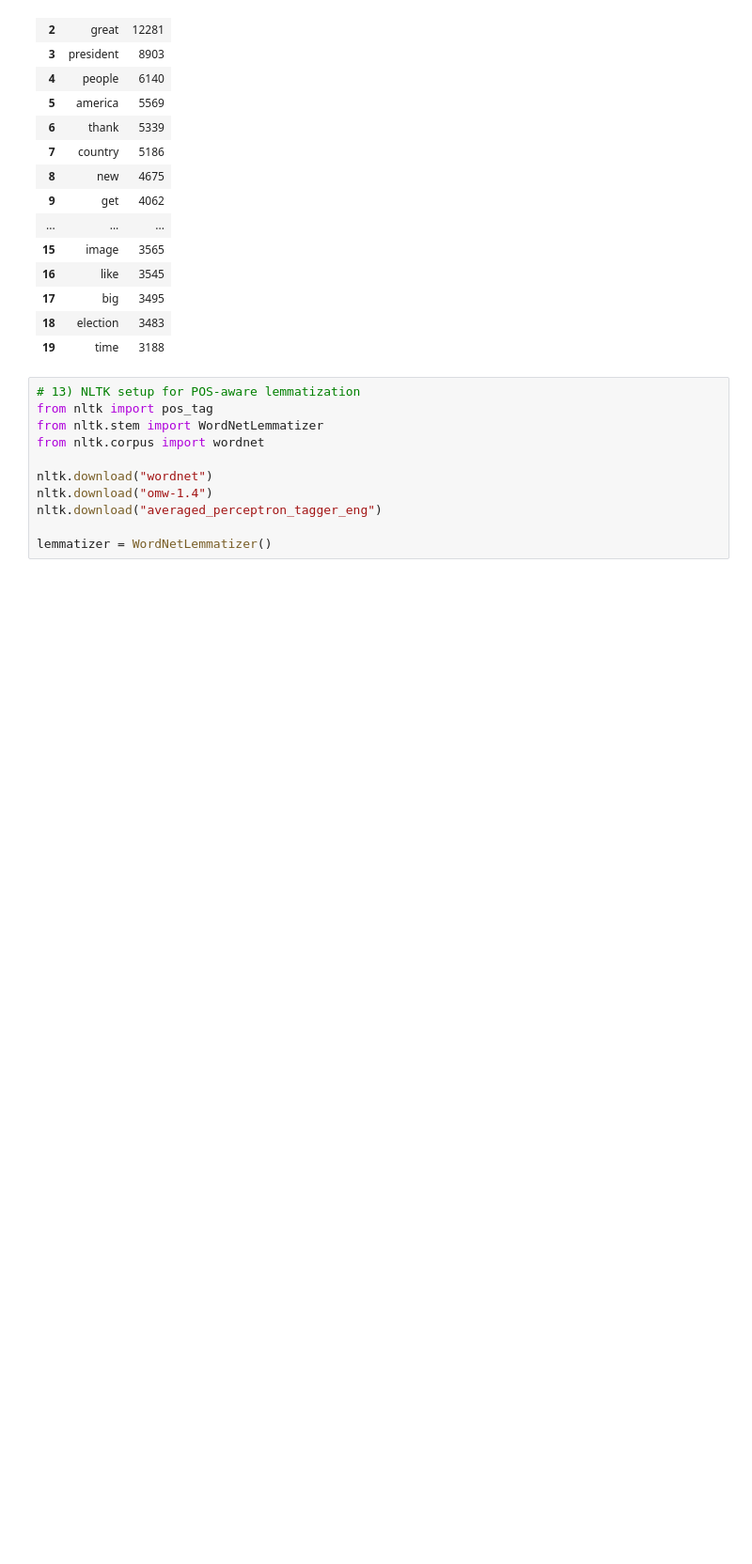
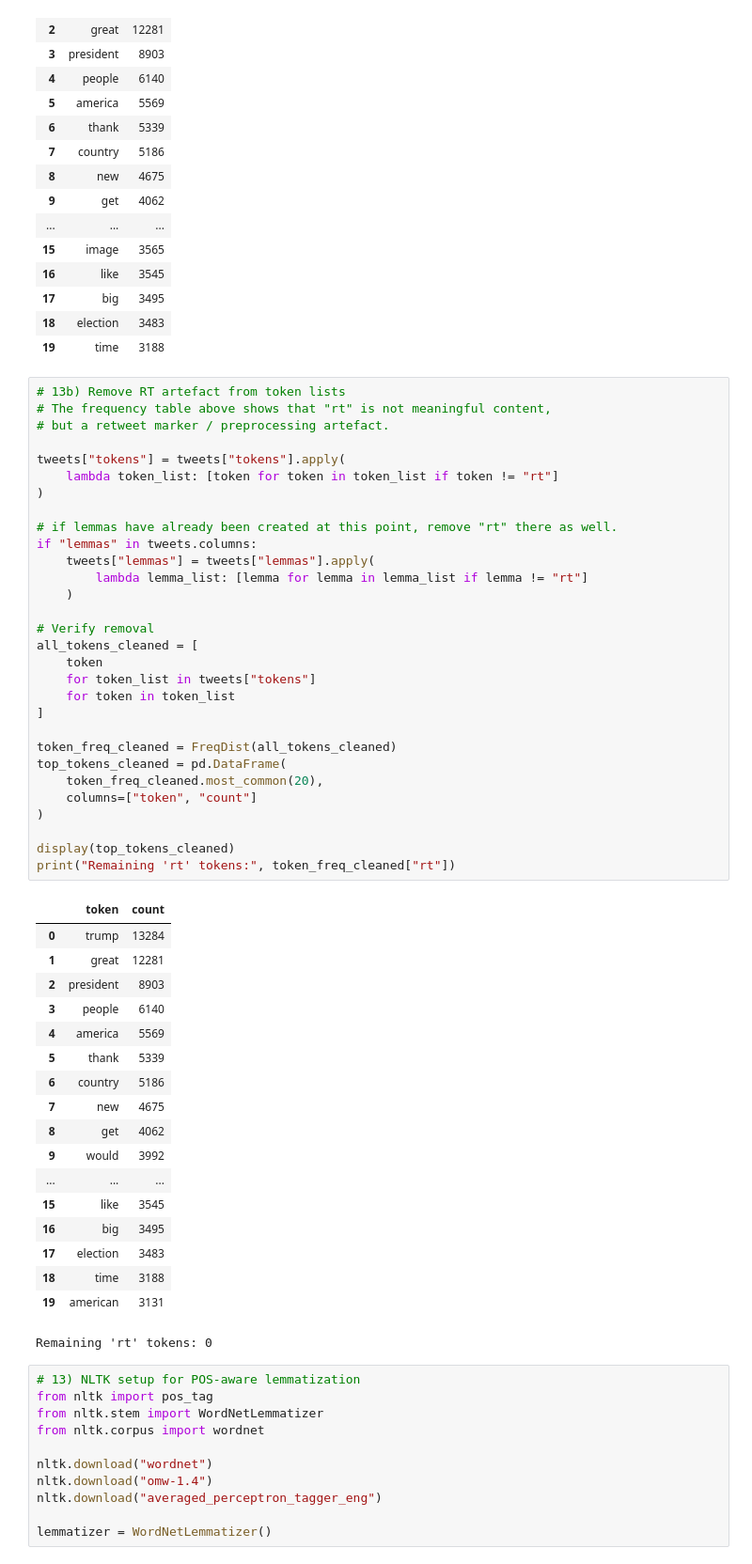
Before and after one commit to deercarla/trump-tweets-nlp, a Jupyter notebook: 2_preprocessing/Preprocessing.ipynb, the cells around one changed output. Shown at 94% size. Saved outputs shown, nothing was run; the diff lists cells and outputs as text; blank space fills up the shorter version.

```diff
--- a/2_preprocessing/Preprocessing.ipynb
+++ b/2_preprocessing/Preprocessing.ipynb
@@ -426,6 +434,55 @@ display(top_tokens)
 | 17 | big | 3495 |
 | 18 | election | 3483 |
 | 19 | time | 3188 |
+# %%
+# 13b) Remove RT artefact from token lists
+# The frequency table above shows that "rt" is not meaningful content,
+# but a retweet marker / preprocessing artefact.
+
+tweets["tokens"] = tweets["tokens"].apply(
+    lambda token_list: [token for token in token_list if token != "rt"]
+)
+
+# if lemmas have already been created at this point, remove "rt" there as well.
+if "lemmas" in tweets.columns:
+    tweets["lemmas"] = tweets["lemmas"].apply(
+        lambda lemma_list: [lemma for lemma in lemma_list if lemma != "rt"]
+    )
+
+# Verify removal
+all_tokens_cleaned = [
+    token
+    for token_list in tweets["tokens"]
+    for token in token_list
+]
+
+token_freq_cleaned = FreqDist(all_tokens_cleaned)
+top_tokens_cleaned = pd.DataFrame(
+    token_freq_cleaned.most_common(20),
+    columns=["token", "count"]
+)
+
+display(top_tokens_cleaned)
+print("Remaining 'rt' tokens:", token_freq_cleaned["rt"])
+# %% [output]
+|  | token | count |
+| 0 | trump | 13284 |
+| 1 | great | 12281 |
+| 2 | president | 8903 |
+| 3 | people | 6140 |
+| 4 | america | 5569 |
+| 5 | thank | 5339 |
+| 6 | country | 5186 |
+| 7 | new | 4675 |
+| 8 | get | 4062 |
+| 9 | would | 3992 |
+| ... | ... | ... |
+| 15 | like | 3545 |
+| 16 | big | 3495 |
+| 17 | election | 3483 |
+| 18 | time | 3188 |
+| 19 | american | 3131 |
+Remaining 'rt' tokens: 0
 # %%
 # 13) NLTK setup for POS-aware lemmatization
 from nltk import pos_tag
```
Also changed, not shown: parts of 7 cells of this notebook, 2 other files.
